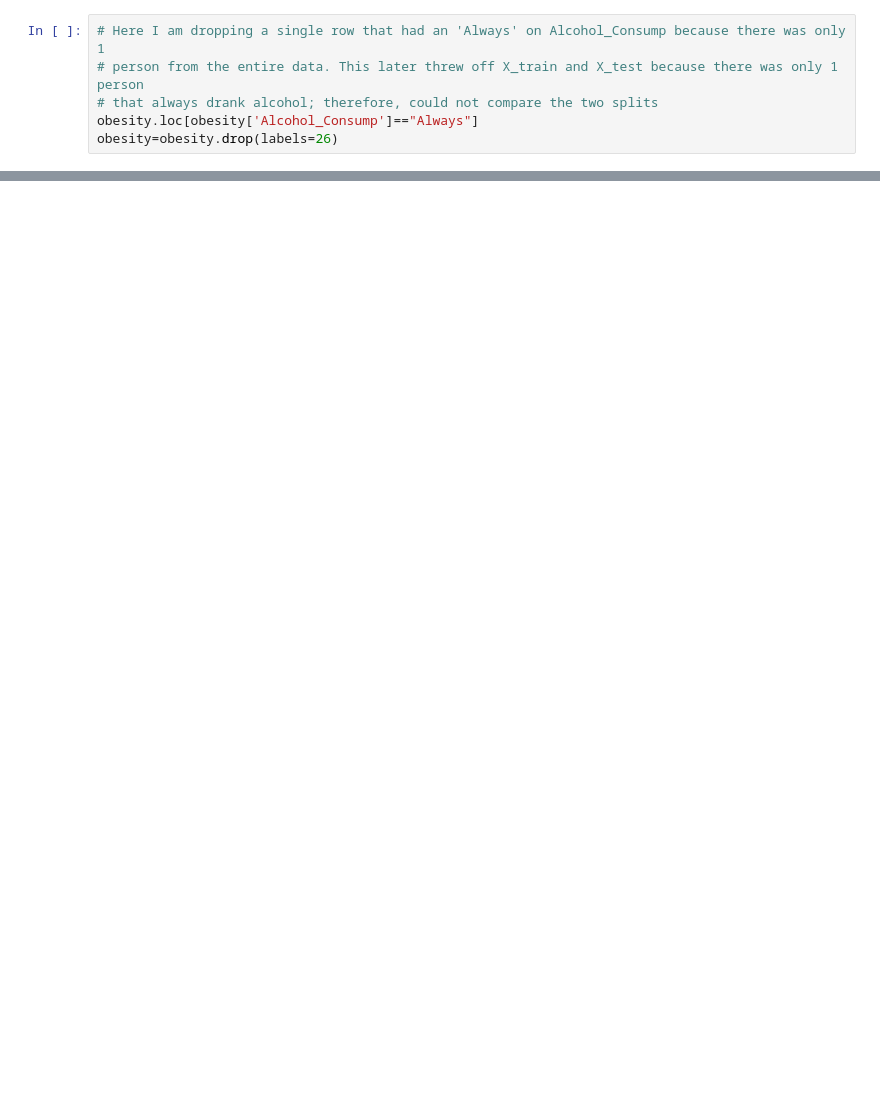
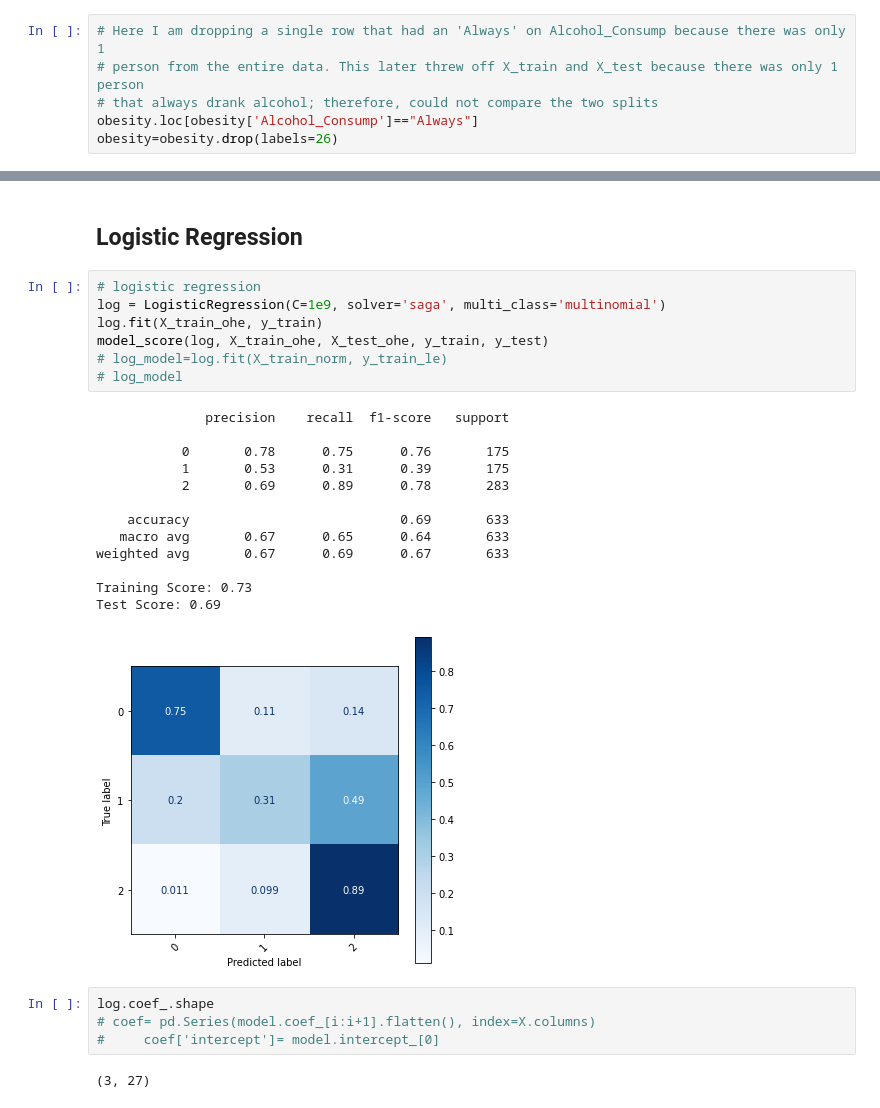
Before and after one commit to samlimish/project3, a Jupyter notebook: Project3.ipynb, the cells around one changed output, grey strips where cells are left out. Saved outputs shown, nothing was run; the diff lists cells and outputs as text; blank space fills up the shorter version.

```diff
--- a/Project3.ipynb
+++ b/Project3.ipynb
@@ -275,0 +374,29 @@ dtype: float64
+# %% [markdown]
+## Logistic Regression
+# %%
+# logistic regression
+log = LogisticRegression(C=1e9, solver='saga', multi_class='multinomial')
+log.fit(X_train_ohe, y_train)
+model_score(log, X_train_ohe, X_test_ohe, y_train, y_test)
+# log_model=log.fit(X_train_norm, y_train_le)
+# log_model
+# %% [output]
+              precision    recall  f1-score   support
+
+           0       0.78      0.75      0.76       175
+           1       0.53      0.31      0.39       175
+           2       0.69      0.89      0.78       283
+
+    accuracy                           0.69       633
+   macro avg       0.67      0.65      0.64       633
+weighted avg       0.67      0.69      0.67       633
+
+Training Score: 0.73
+Test Score: 0.69
+[figure, added]
+# %%
+log.coef_.shape
+# coef= pd.Series(model.coef_[i:i+1].flatten(), index=X.columns)
+#     coef['intercept']= model.intercept_[0]
+# %% [output]
+(3, 27)
```
Also changed, not shown: parts of 63 cells of this notebook.
